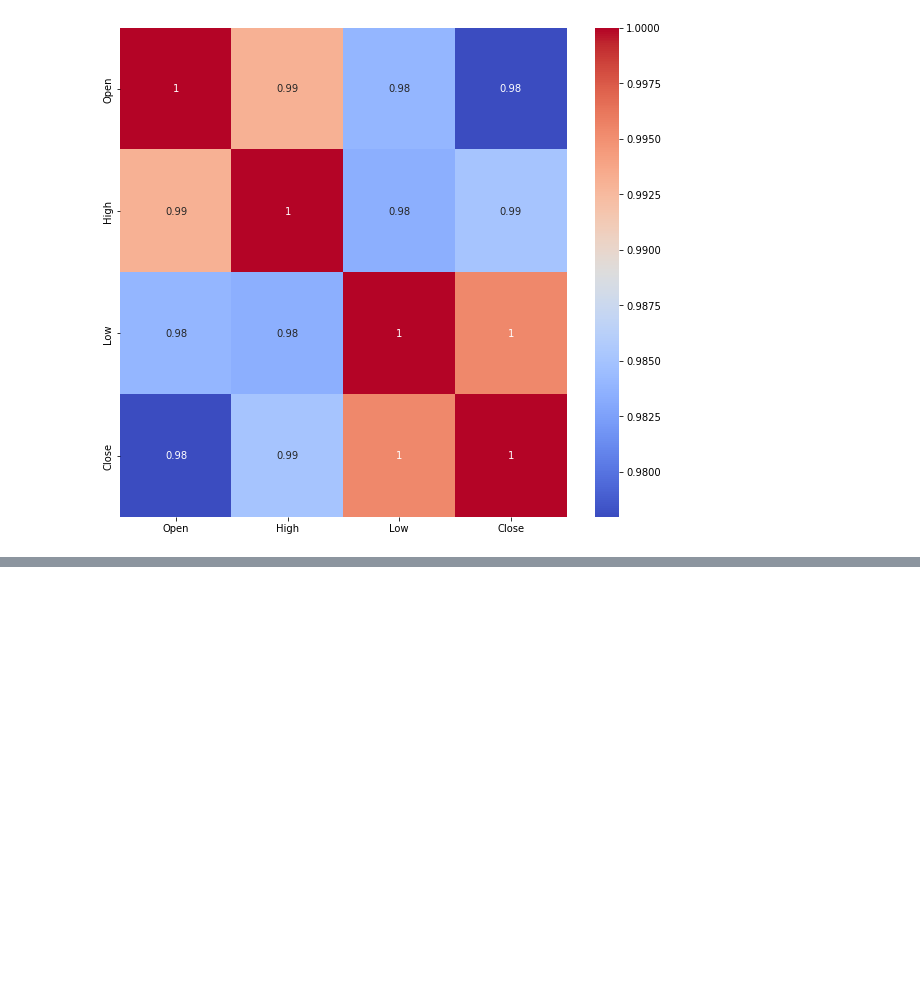
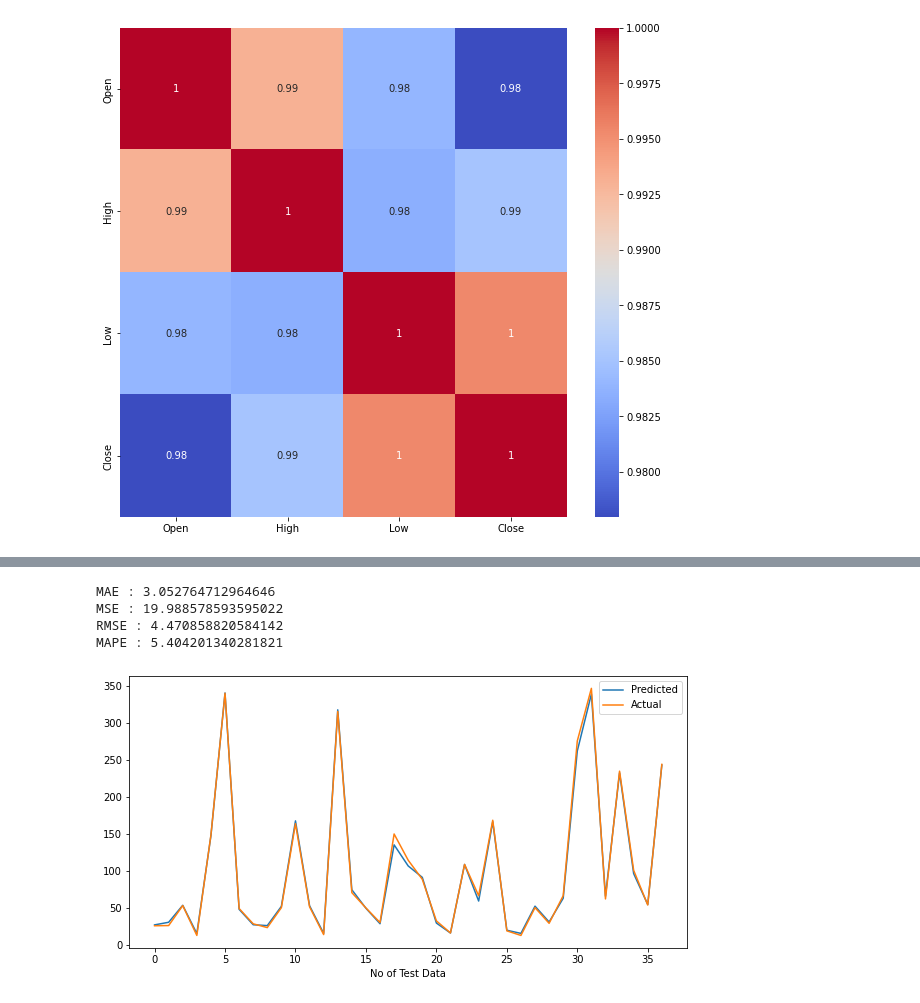
Before and after one commit to Biswajeet1995/Yes-Bank-stock-prediction, a Jupyter notebook: Copy_of_capstone_project_(Yes_Bank).ipynb, the cells around one changed output, grey strips where cells are left out. Drawn from its saved outputs; the diff is of its cells as text; code cells hidden in the pictures; blank space fills up the shorter version.

```diff
--- a/Copy_of_capstone_project_(Yes_Bank).ipynb
+++ b/Copy_of_capstone_project_(Yes_Bank).ipynb
@@ -183,0 +233,3 @@ plt.show()
+# %%
+#train test data split
+x_train, x_test,y_train, y_test = train_test_split(indep_var,dep_var,test_size=.20,random_state=1)
@@ -183,0 +245,9 @@ plt.show()
+# %%
+#data transformation
+scaler = MinMaxScaler()
+x_train = scaler.fit_transform(x_train)
+x_test = scaler.transform(x_test)
+# %%
+# Fitting Multiple Linear Regression to the Training set
+regressor = LinearRegression()
+regressor.fit(x_train, y_train)
@@ -183,0 +281,3 @@ plt.show()
+# %%
+# Predicting the Test set results
+y_pred = regressor.predict(x_test)
@@ -183,0 +324,18 @@ plt.show()
+# %%
+#evaluation metrics
+MAE = mean_absolute_error((y_test), (y_pred))
+print("MAE :" ,MAE)
+
+MSE  = mean_squared_error((y_test), (y_pred))
+print("MSE :" , MSE)
+
+RMSE = np.sqrt(MSE)
+print("RMSE :" ,RMSE)
+
+MAPE=mape(y_test, y_pred)
+print("MAPE :" ,MAPE)
+# %% [output]
+MAE : 3.052764712964646
+MSE : 19.988578593595022
+RMSE : 4.470858820584142
+MAPE : 5.404201340281821
@@ -183,0 +351,10 @@ plt.show()
+# %%
+#actual-predicted values plot
+plt.figure(figsize=(10,5))
+plt.plot(y_pred)
+plt.plot(np.array(y_test))
+plt.legend(["Predicted","Actual"])
+plt.xlabel('No of Test Data')
+plt.show()
+# %% [output]
+[figure, added]
```
Also changed, not shown: parts of 23 cells of this notebook.
